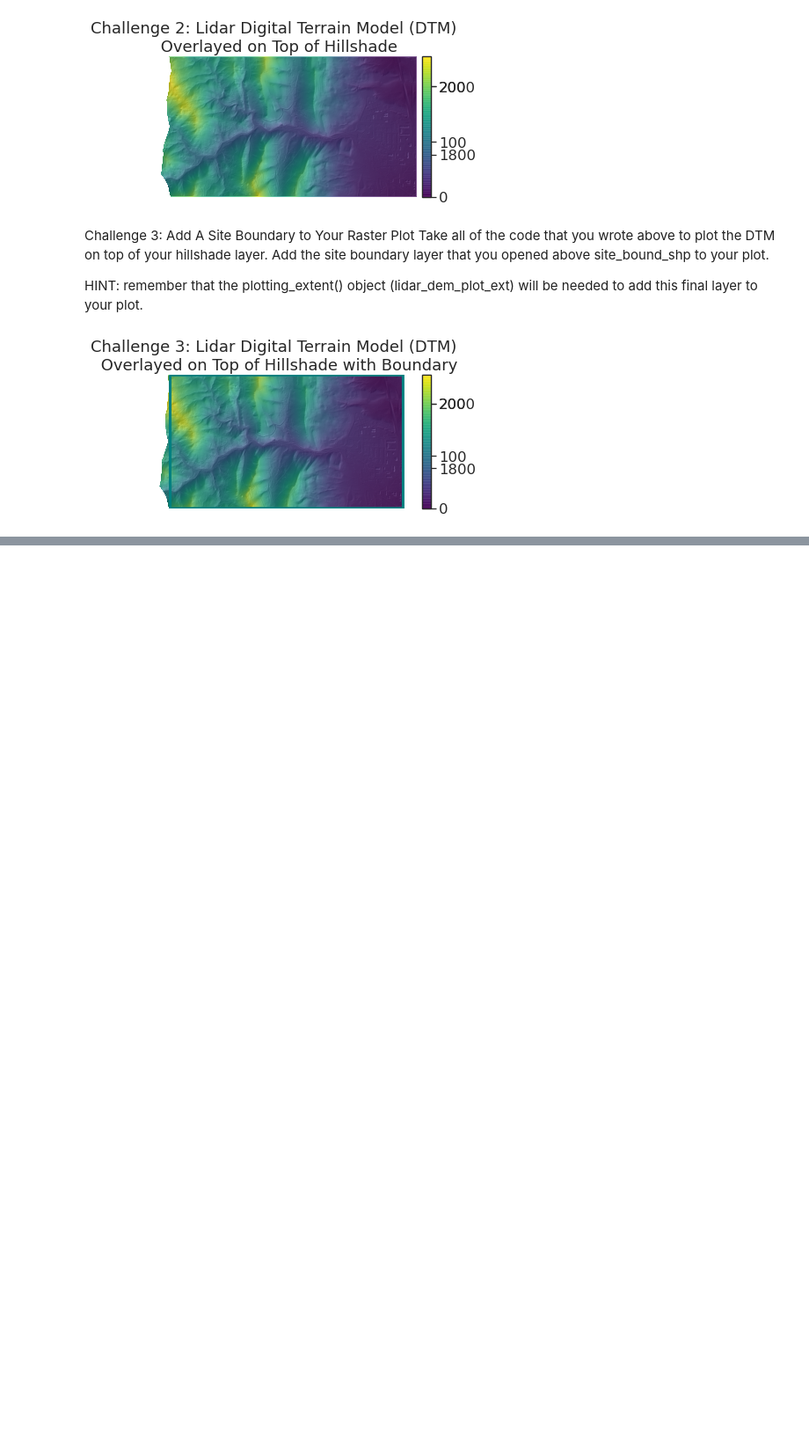
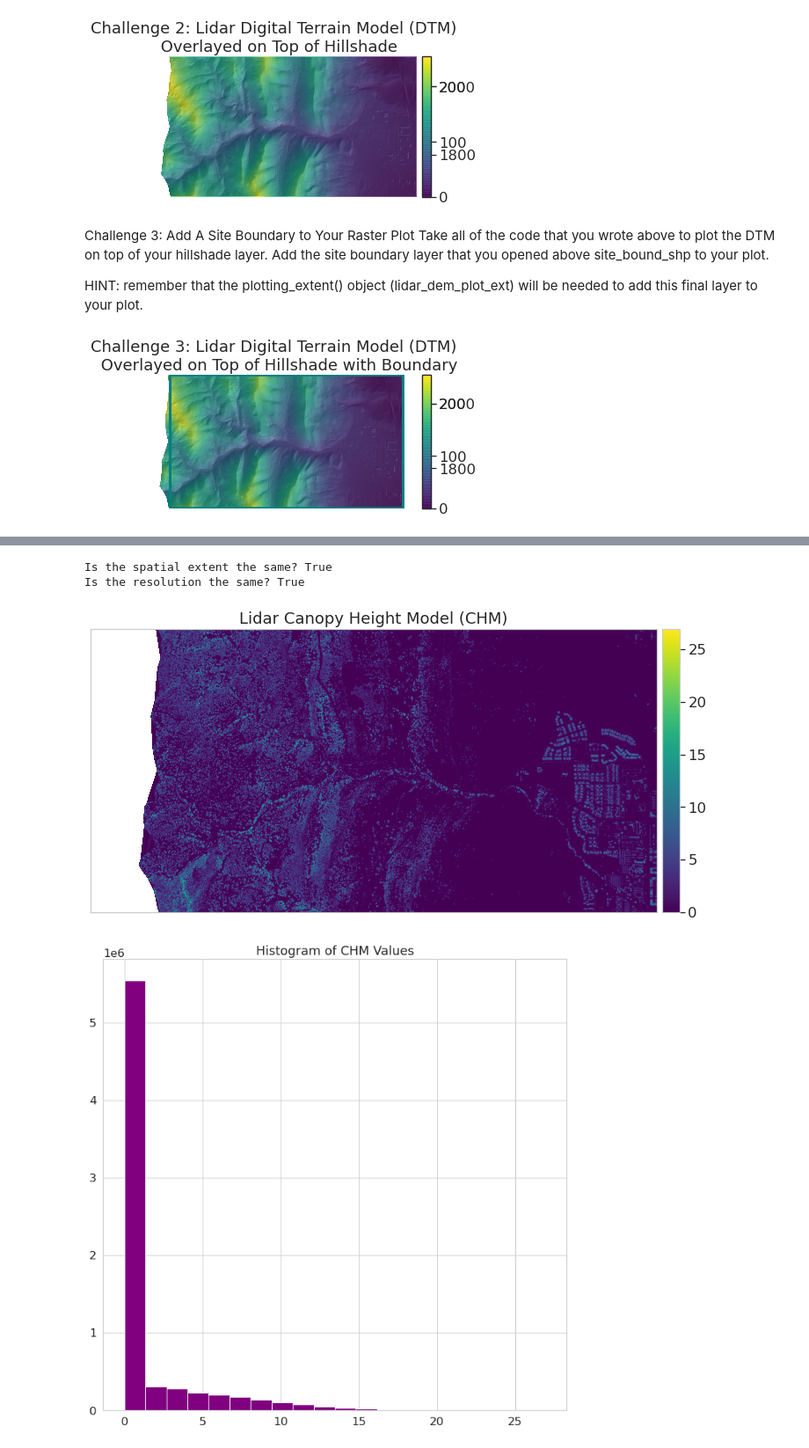
Before and after one commit to Natz12/GIS, a Jupyter notebook: 3-intro-raster-data.ipynb, the cells around one changed output, grey strips where cells are left out. Shown at 88% size. Cells and saved outputs as stored; diff of their text form; code cells hidden in the pictures; blank space fills up the shorter version.

```diff
--- a/3-intro-raster-data.ipynb
+++ b/3-intro-raster-data.ipynb
@@ -666,0 +743,28 @@ In this chapter we will learn how to process raster data by cropping, reprojecti
+# %%
+# Are the bounds the same?
+print("Is the spatial extent the same?",
+      lidar_dem.bounds == lidar_dsm.bounds)
+
+# Is the resolution the same ??
+print("Is the resolution the same?",
+      lidar_dem.res == lidar_dsm.res)
+
+      # Calculate canopy height model
+lidar_chm_im = lidar_dsm_im - lidar_dem_im
+
+# Plot the data
+ep.plot_bands(lidar_chm_im,
+              cmap='viridis',
+              title="Lidar Canopy Height Model (CHM)",
+              scale=False)
+plt.show()
+
+ep.hist(lidar_chm_im,
+        colors = 'purple',
+        title="Histogram of CHM Values")
+plt.show()
+# %% [output]
+Is the spatial extent the same? True
+Is the resolution the same? True
+[figure, added]
+[figure, added]
```
Also changed, not shown: parts of 20 cells of this notebook.
